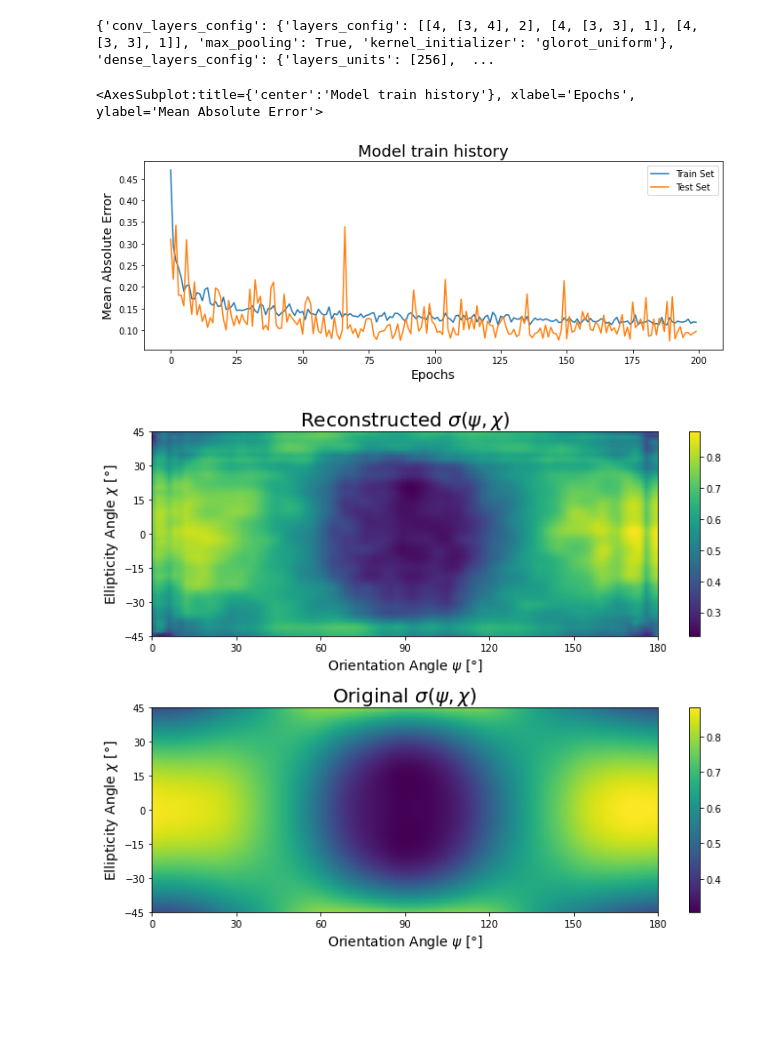
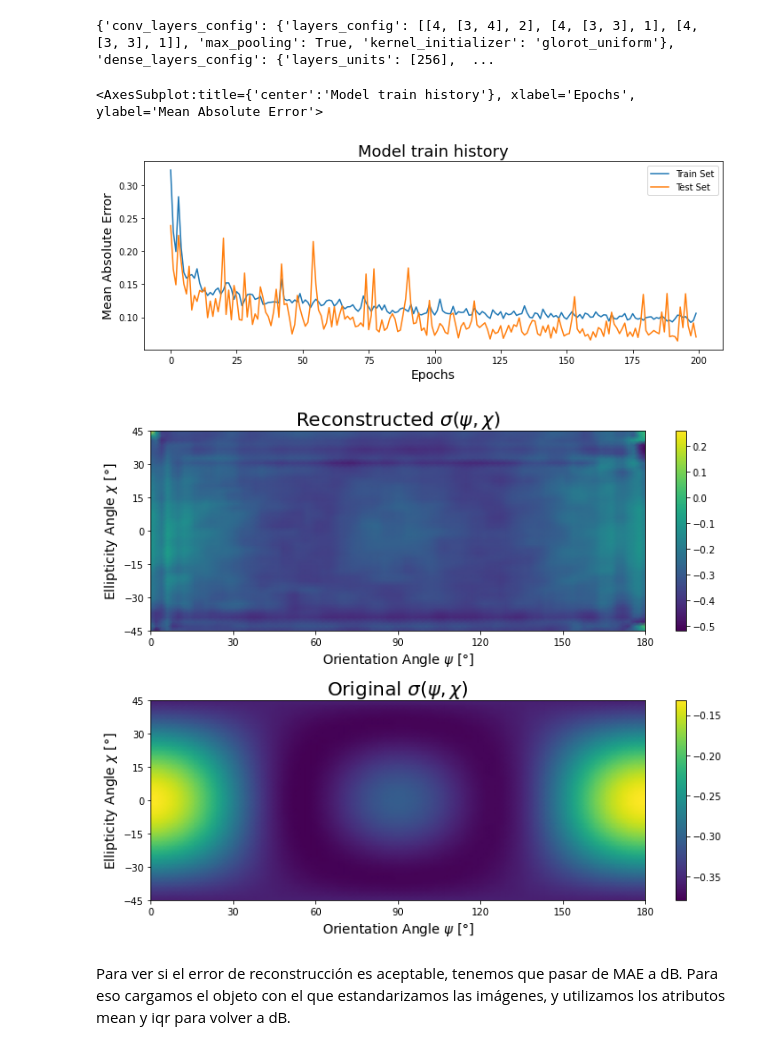
Before and after one commit to jotavecorta/DeepScatteringModels, a Jupyter notebook: notebooks/4.0-jv-spm-cae-arquitecture-optimization.ipynb, the cells around one changed output. Drawn from its saved outputs; the diff is of its cells as text; code cells hidden in the pictures; blank space fills up the shorter version.

Commit message:
Add robust scale with one feature

```diff
--- a/notebooks/4.0-jv-spm-cae-arquitecture-optimization.ipynb
+++ b/notebooks/4.0-jv-spm-cae-arquitecture-optimization.ipynb
@@ -72,9 +73,9 @@ max_pooling = [True,]
 # %%
 # Configuración de las capas densas
 dense_layers = [
-    (16,), (32,), (64,), (256,),
-    (32, 16), (16, 16), (64, 32),
-    (256, 128),
+    (16,), (64,), (128), (256,),
+    (32, 16), (16, 16), (32, 32),
+    (256, 128), (256, 256), (256, 128, 64)
  ]
 
 drop_out = [True,]
@@ -117,8 +118,11 @@ for cv_layer in tqdm(cv_layers):
                     # En el caso de agotar los recursos
                     not_tested_configuration.append(configuration)
 
-                    raise Warning(('La actual configuración agotó los recursos '
-                    f'de memoria y no fue evaluada: \n {configuration}'))
+                    warnings.warn(
+                        ('La actual configuración agotó los recursos '
+                        f'de memoria y no fue evaluada: \n {configuration}'),
+                        RuntimeWarning
+                        )
 
                 else:
                     # Actualizo los scores de las configuraciones
@@ -186,8 +197,8 @@ print(best_configuration)
 {'conv_layers_config': {'layers_config': [[4, [3, 4], 2], [4, [3, 3], 1], [4, [3, 3], 1]], 'max_pooling': True, 'kernel_initializer': 'glorot_uniform'}, 'dense_layers_config': {'layers_units': [256],  ...
 # %%
 # Datos estandarizados con robust scaler
-rs_train_filename="processed/spm_signatures_r_scale_train_set"
-rs_test_filename="processed/spm_signatures_r_scale_test_set"
+rs_train_filename="processed/spm_signatures_beta_scale_train_set"
+rs_test_filename="processed/spm_signatures_beta_scale_test_set"
 
 rscaled_train = load_data(rs_train_filename)
 rscaled_test = load_data(rs_test_filename)
@@ -204,21 +215,21 @@ best_cae = ConvAutoencoder(
 # %%
 # Compilamos y ajustamos nuestro modelo con los datos estandarizados
 best_cae.compile(
     optimizer='adam',
     loss=losses.MeanSquaredError(),
     metrics=['mean_absolute_error', 'mean_squared_error']
     )
 
 history = best_cae.fit(
     rscaled_train,
     rscaled_train,
     epochs=200,
-    batch_size=16,
+    batch_size=32,
     verbose=0,
     validation_data=(rscaled_test, rscaled_test)
     )
 
 plot_history(history)
 # %% [output]
 <AxesSubplot:title={'center':'Model train history'}, xlabel='Epochs', ylabel='Mean Absolute Error'>
-[figure, old version]
+[figure, new version]
@@ -244,4 +258,6 @@ ax[1].set_title(r'Original $\sigma(\psi,\chi)$', fontsize = 20)
 
 fig.tight_layout()
 # %% [output]
-[figure, old version]
+[figure, new version]
+# %% [markdown]
+Para ver si el error de reconstrucción es aceptable, tenemos que pasar de MAE a dB. Para eso cargamos el objeto con el que estandarizamos las imágenes, y utilizamos los atributos mean y iqr para volver a dB.
```
Also changed, not shown: parts of 9 cells of this notebook, 6 other files.
